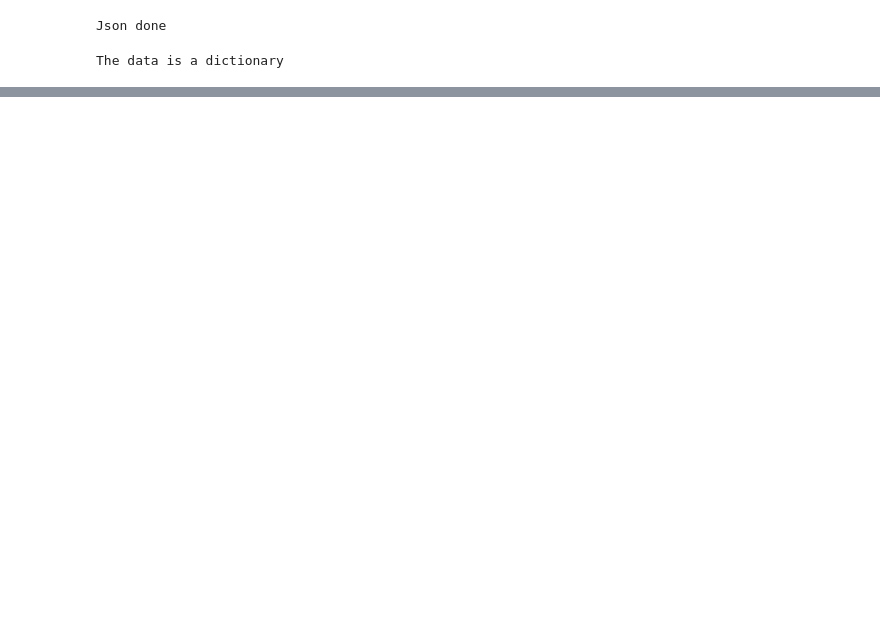
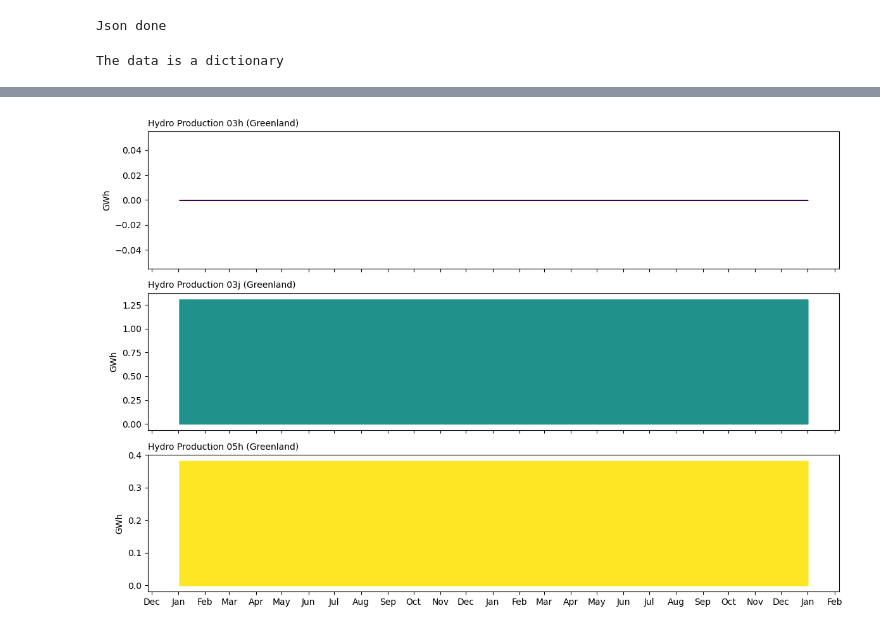
Before and after one commit to giooms/RREH_thesis, a Jupyter notebook: scripts/analysis/hydro.ipynb, the cells around one changed output, grey strips where cells are left out. Saved outputs shown, nothing was run; the diff lists cells and outputs as text; code cells hidden in the pictures; blank space fills up the shorter version.

```diff
--- a/scripts/analysis/hydro.ipynb
+++ b/scripts/analysis/hydro.ipynb
@@ -409,37 +435,31 @@ import pandas as pd
 import matplotlib.pyplot as plt
 import matplotlib.dates as mdates
 
-def plot_production_dynamics(offshore_wind_gr, onshore_wind_gr, hydro_gr1, hydro_gr2, hydro_gr3, wave, start_date='2015-01-01'):
+def plot_production_dynamics(hydro_gr1, hydro_gr2, hydro_gr3, start_date='2015-01-01'):
     # Create date range for the datasets
-    date_range = pd.date_range(start=start_date, periods=len(offshore_wind_gr), freq='H')
+    date_range = pd.date_range(start=start_date, periods=len(hydro_gr1), freq='H')
 
     # Create DataFrames
-    offshore_wind_df_gr = pd.DataFrame(offshore_wind_gr, index=date_range, columns=['Elec'])
-    onshore_wind_df_gr = pd.DataFrame(onshore_wind_gr, index=date_range, columns=['Elec'])
     hydro_df1_gr = pd.DataFrame(hydro_gr1, index=date_range, columns=['Elec'])
     hydro_df2_gr = pd.DataFrame(hydro_gr2, index=date_range, columns=['Elec'])
     hydro_df3_gr = pd.DataFrame(hydro_gr3, index=date_range, columns=['Elec'])
-    wave_df_gr = pd.DataFrame(wave, index=date_range, columns=['Elec'])
 
 
     # Smooth the data with a rolling mean
-    offshore_wind_df_gr['Smoothed'] = offshore_wind_df_gr['Elec'].rolling(window=24).mean()
-    onshore_wind_df_gr['Smoothed'] = onshore_wind_df_gr['Elec'].rolling(window=24).mean()
     hydro_df1_gr['Smoothed'] = hydro_df1_gr['Elec'].rolling(window=24).mean()
     hydro_df2_gr['Smoothed'] = hydro_df2_gr['Elec'].rolling(window=24).mean()
     hydro_df3_gr['Smoothed'] = hydro_df3_gr['Elec'].rolling(window=24).mean()
-    wave_df_gr['Smoothed'] = wave_df_gr['Elec'].rolling(window=24).mean()
 
     # Plotting
-    fig, axs = plt.subplots(6, 1, figsize=(12, 8), sharex=True)
+    fig, axs = plt.subplots(3, 1, figsize=(12, 8), sharex=True)
 
-    colors = plt.cm.viridis(np.linspace(0, 1, 6))
+    colors = plt.cm.viridis(np.linspace(0, 1, 3))
 
     # Plot each storage type
     for ax, df, color, label in zip(axs,
-                                    [offshore_wind_df_gr, onshore_wind_df_gr, hydro_df1_gr, hydro_df2_gr, hydro_df3_gr, wave_df_gr],
+                                    [hydro_df1_gr, hydro_df2_gr, hydro_df3_gr],
                                     colors,
-                                    ['Offshore Wind Production (Greenland)', 'Onshore Wind Production (Greenland)', 'Hydro Production 03h (Greenland)', 'Hydro Production 03j (Greenland)', 'Hydro Production 05h (Greenland)', 'Wave Production (Greenland)']):
+                                    ['Hydro Production 03h (Greenland)', 'Hydro Production 03j (Greenland)', 'Hydro Production 05h (Greenland)']):
         ax.fill_between(df.index, df['Smoothed'], color=color)
         ax.set_title(label, fontsize=10, loc='left')
         ax.xaxis.set_major_formatter(mdates.DateFormatter('%b'))
@@ -452,9 +472,11 @@ def plot_production_dynamics(offshore_wind_gr, onshore_wind_gr, hydro_gr1, hydro
 # %%
 hydro_prod_03h_gr = np.array(d.solution.elements.HYDRO_PLANT_03h_GR.variables.electricity.values)
 hydro_prod_03j_gr = np.array(d.solution.elements.HYDRO_PLANT_03j_GR.variables.electricity.values)
 hydro_prod_05h_gr = np.array(d.solution.elements.HYDRO_PLANT_05h_GR.variables.electricity.values)
 
-plot_production_dynamics(offshore_prod_gr, onshore_prod_gr, hydro_prod_03h_gr, hydro_prod_03j_gr, hydro_prod_05h_gr, wave_prod_gr)
+plot_production_dynamics(hydro_prod_03h_gr, hydro_prod_03j_gr, hydro_prod_05h_gr)
+# %% [output]
+[figure, added]
 # %%
 import pandas as pd
 import matplotlib.pyplot as plt
```
Also changed, not shown: parts of 21 cells of this notebook, 38 other files.
